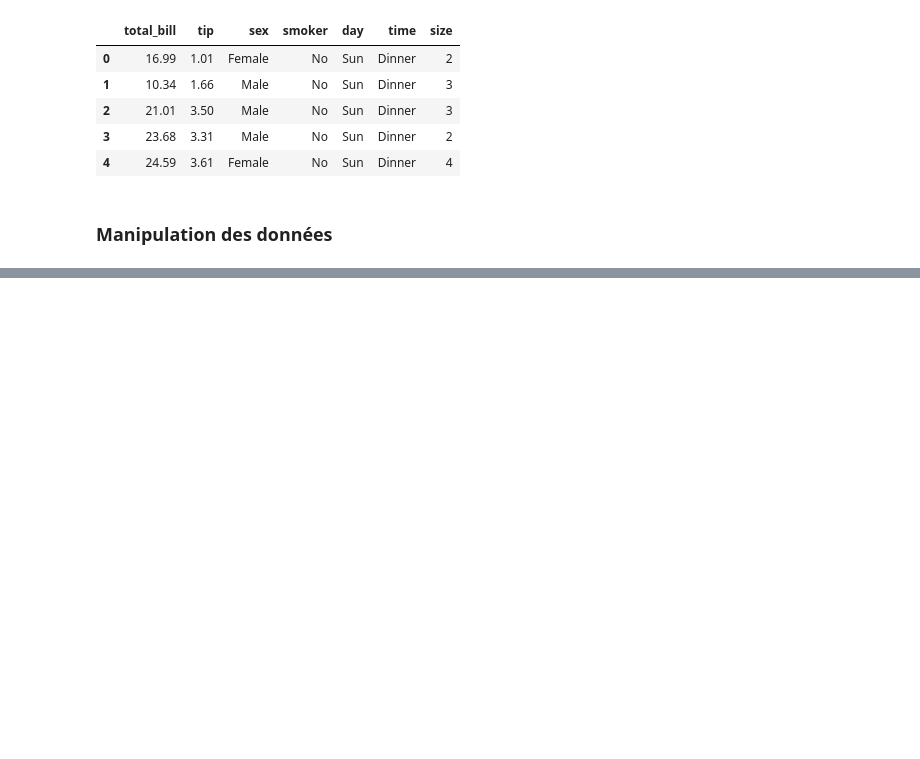
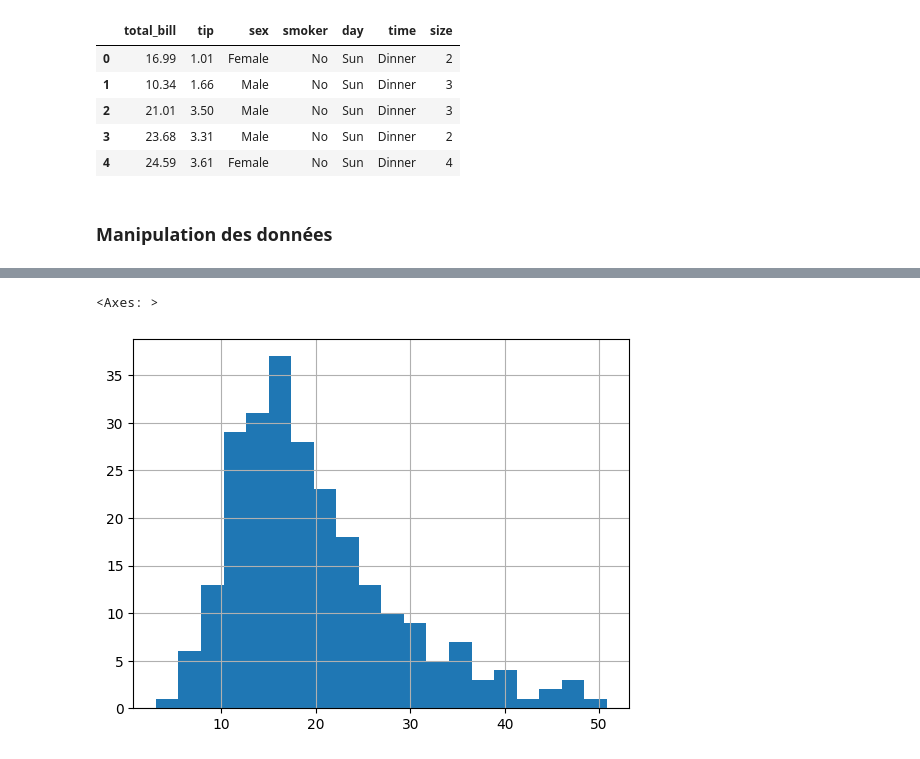
Before and after one commit to DavidTGAUTIER/mini-projects, a Jupyter notebook: Pandas-Stats/stats.ipynb, the cells around one changed output, grey strips where cells are left out. Cells and saved outputs as stored; diff of their text form; code cells hidden in the pictures; blank space fills up the shorter version.

```diff
--- a/Pandas-Stats/stats.ipynb
+++ b/Pandas-Stats/stats.ipynb
@@ -25,0 +409,5 @@ tips.head()
+# %%
+tips.total_bill.hist(bins = 20)
+# %% [output]
+<Axes: >
+[figure, added]
```
Also changed, not shown: parts of 160 cells of this notebook.
